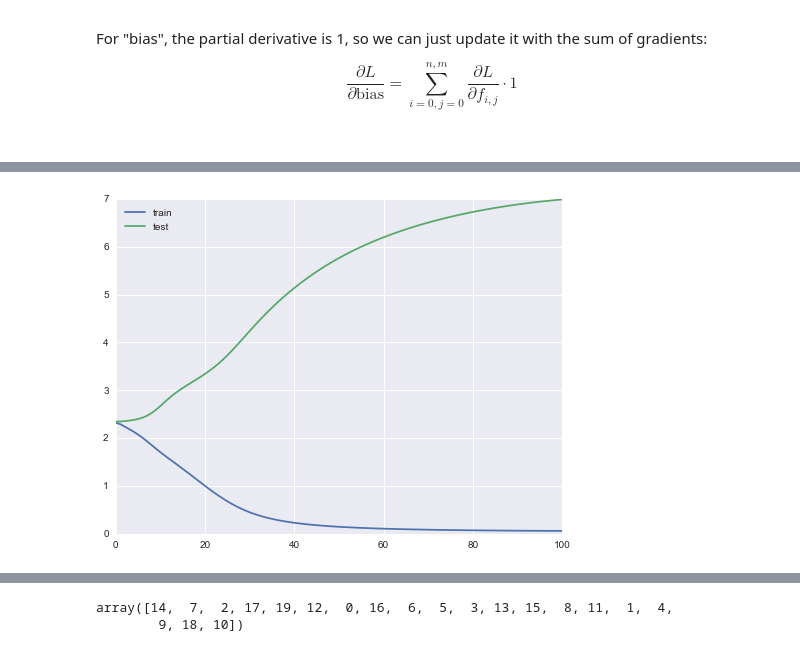
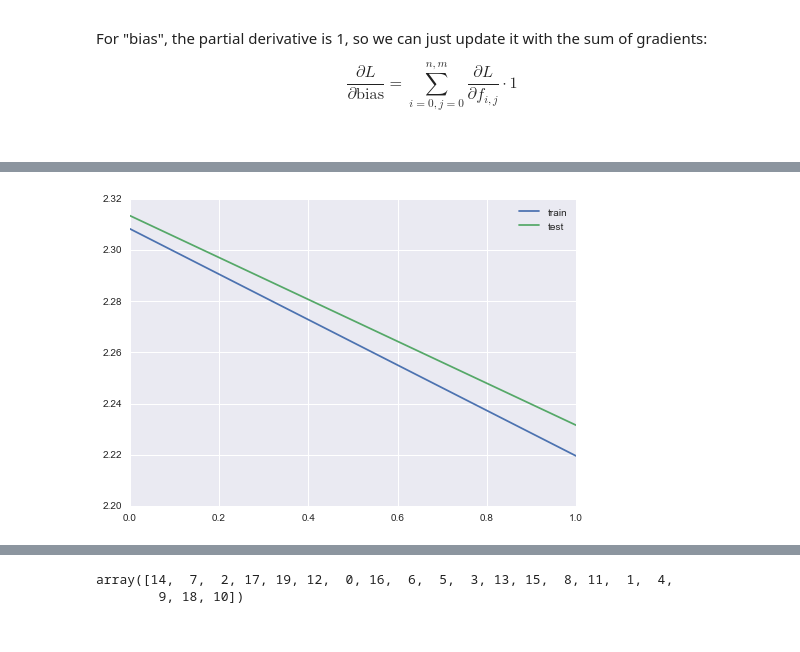
Before and after one commit to patrick-su/ml_algorithms_stepbystep, a Jupyter notebook: algo_example_NN_multilayer_CNN.ipynb, the cells around one changed output, grey strips where cells are left out. Cells and saved outputs as stored; diff of their text form; code cells hidden in the pictures.

```diff
--- a/algo_example_NN_multilayer_CNN.ipynb
+++ b/algo_example_NN_multilayer_CNN.ipynb
@@ -339,9 +344,9 @@ for j in range(0,instance_size):
     Y[j][cifar['labels'][j]] = 1
 
 #split train and test dataset
-train_split = 10.0/instance_size #0.8
+train_split = 2000.0/instance_size #0.8
 train_size = int(train_split*instance_size)
-test_size = 1 #instance_size - train_size
+test_size = 200 #instance_size - train_size
 index = np.random.permutation(instance_size)
 train_ix, test_ix = index[:train_size], index[train_size:train_size+test_size]
 Y_train , Y_test = Y[train_ix,:], Y[test_ix,:]
@@ -486,9 +491,10 @@ def forward_pass(X,kernel,bias_kernel,w_SOFT,Y,input_size):
 
     return f_CONV,f_RELU,f_POOL,f_OUT,calc_loss
 # %%
-#build kernel = [Filter, RGB, Height, Width]
+#All Settings before running the program
 from operator import mul
 
+#build kernel = [Filter, RGB, Height, Width]
 kernel = np.random.standard_normal(kernel_size)*math.sqrt(2.0/reduce(mul,kernel_size))
 w_SOFT = np.random.standard_normal(weight_size)*math.sqrt(2.0/reduce(mul,weight_size))
 
@@ -498,61 +504,72 @@ bias_w_SOFT = np.random.uniform(-0.01,0.01,size=10)
 loss,loss_test = [],[]
 
 #mini-batch setting, we need to cache some calculation for reuse later
-mini_batch_size = min(100,int(1.0*train_size))
+mini_batch_size = min(100,int(0.2*train_size))
 
 #learning rate for gradient descent
-w_SOFT_learn_rate = 0.01
-kernel_learn_rate = 0.03
+w_SOFT_learn_rate = 0.02
+kernel_learn_rate = 0.04
 momentum_rate = 0.9
 
-epoch_size = 100
+epoch_size = 1
 # %%
 #Algo starts here
-mini_batch = np.random.choice(train_size,size=mini_batch_size,replace=False)
+shuffle_box = np.random.choice(train_size,size=train_size,replace=False)
 prev_w_SOFT_update,prev_kernel_update = 0.0 , 0.0
 
 start_time = time.time()
 
 #forward pass
 #INPUT --> CONV --> RELU --> POOL --> OUT (Softmax)
-f_CONV,f_RELU,f_POOL,f_OUT,curr_loss = forward_pass(X_train,kernel,bias_kernel,w_SOFT,Y_train,train_size)
-_,_,_,_,curr_loss_test = forward_pass(X_test,kernel,bias_kernel,w_SOFT,Y_test,test_size)
+f_CONV,f_RELU,f_POOL,f_OUT,curr_loss = \
+    forward_pass(X_train,kernel,bias_kernel,w_SOFT,bias_w_SOFT,Y_train,train_size)
+_,_,_,f_OUT_test,curr_loss_test = \
+    forward_pass(X_test,kernel,bias_kernel,w_SOFT,bias_w_SOFT,Y_test,test_size)
 loss.append(curr_loss)
 loss_test.append(curr_loss_test)
 
 for e in range(0,epoch_size):
 
-    #backpropagation
-    #kernel <-- CONV <-- RELU <-- POOL <-- OUT (Softmax)
-    grad_w_SOFT = np.zeros((10,12,16,16))
-    grad_kernel = np.zeros((12,3,3,3))
-    grad_bias_kernel = np.zeros(12)
+    for m in range(0,train_size,mini_batch_size):
+        #backpropagation
+        #kernel <-- CONV <-- RELU <-- POOL <-- OUT (Softmax)
+        grad_w_SOFT = np.zeros((10,12,16,16))
+        grad_kernel = np.zeros((12,3,3,3))
+        grad_bias_kernel = np.zeros(12)
+        grad_bias_w_SOFT = np.zeros(10)
 
-    for batch in range(0,mini_batch_size):
+        for sh in range(m,min(train_size,m+mini_batch_size)):
+            batch = shuffle_box[sh]
+            grad_w_SOFT += np.einsum('l,ijk->lijk',(f_OUT[batch] - Y_train[batch]),f_POOL[batch])
+            grad_f_POOL = np.einsum('l,lijk->ijk',(f_OUT[batch] - Y_train[batch]),w_SOFT)
+            grad_f_RELU = backprop_f_RELU(grad_f_POOL,f_POOL[batch],f_RELU[batch])
+            grad_f_CONV = (f_CONV[batch] >0)*grad_f_RELU
+            grad_kernel += backprop_kernel(grad_f_CONV,X_train[batch,:,:,:])
+            grad_bias_kernel += np.sum(grad_f_CONV,axis=(1,2))
+            grad_bias_w_SOFT += (f_OUT[batch] - Y_train[batch])
 
-        grad_w_SOFT += np.einsum('l,ijk->lijk',(f_OUT[batch] - Y_train[batch]),f_POOL[batch])
-        grad_f_POOL = np.einsum('l,lijk->ijk',(f_OUT[batch] - Y_train[batch]),w_SOFT)
-        grad_f_RELU = backprop_f_RELU(grad_f_POOL,f_POOL[batch],f_RELU[batch])
-        grad_f_CONV = (f_CONV[batch] >0)*grad_f_RELU
-        grad_kernel += backprop_kernel(grad_f_CONV,X_train[batch,:,:,:])
-        grad_bias_kernel += np.sum(grad_f_CONV,axis=(1,2))
+        #update kernel and weight
+        learn_decay = (epoch_size - e*0.5)/(epoch_size)
+        w_SOFT_update = - w_SOFT_learn_rate*learn_decay*grad_w_SOFT/mini_batch_size
+        kernel_update = - kernel_learn_rate*learn_decay*grad_kernel/mini_batch_size
+        bias_w_SOFT_update = - kernel_learn_rate*learn_decay*grad_bias_w_SOFT/mini_batch_size
+        bias_kernel_update = - kernel_learn_rate*learn_decay*grad_bias_kernel/mini_batch_size
 
-    #update kernel and weight
-    learn_decay = (epoch_size*1.2 - e*1.0)/(epoch_size*1.2)
-    w_SOFT_update = - w_SOFT_learn_rate*learn_decay*grad_w_SOFT/mini_batch_size
-    kernel_update = - kernel_learn_rate*learn_decay*grad_kernel/mini_batch_size
-    bias_kernel_update = - kernel_learn_rate*learn_decay*grad_bias_kernel/mini_batch_size
-    w_SOFT = w_SOFT + w_SOFT_update + momentum_rate*prev_w_SOFT_update
-    kernel = kernel + kernel_update + momentum_rate*prev_kernel_update
-    bias_kernel = bias_kernel + bias_kernel_update
-    prev_w_SOFT_update, prev_kernel_update = w_SOFT_update, kernel_update
+        w_SOFT = w_SOFT + w_SOFT_update + momentum_rate*prev_w_SOFT_update
+        kernel = kernel + kernel_update + momentum_rate*prev_kernel_update
+        bias_w_SOFT = bias_w_SOFT + bias_w_SOFT_update
+        bias_kernel = bias_kernel + bias_kernel_update
 
-    mini_batch = np.random.choice(train_size,size=mini_batch_size,replace=False)
+        prev_w_SOFT_update, prev_kernel_update = w_SOFT_update, kernel_update
 
-    f_CONV,f_RELU,f_POOL,f_OUT,curr_loss = forward_pass(X_train,kernel,bias_kernel,w_SOFT,Y_train,train_size)
-    _,_,_,_,curr_loss_test = forward_pass(X_test,kernel,bias_kernel,w_SOFT,Y_test,test_size)
+        shuffle_box = np.random.choice(train_size,size=train_size,replace=False)
 
-    if e % 20 == 0:
+        f_CONV,f_RELU,f_POOL,f_OUT,curr_loss = \
+            forward_pass(X_train,kernel,bias_kernel,w_SOFT,bias_w_SOFT,Y_train,train_size)
+        _,_,_,f_OUT_test,curr_loss_test = \
+            forward_pass(X_test,kernel,bias_kernel,w_SOFT,bias_w_SOFT,Y_test,test_size)
+
+    if e % (epoch_size/5.0) == 0: #report progress 20% each
         a1 = np.sum(np.abs(w_SOFT_update))
         a2 = np.sum(np.abs(kernel_update))
         print 'w_SOFT_update = {:.4f}, kernel_update = {:.4f}'.format(a1,a2)
@@ -576 +589 @@ run time = 7.97s
-[figure, old version]
+[figure, new version]
```
Also changed, not shown: parts of 13 cells of this notebook.
